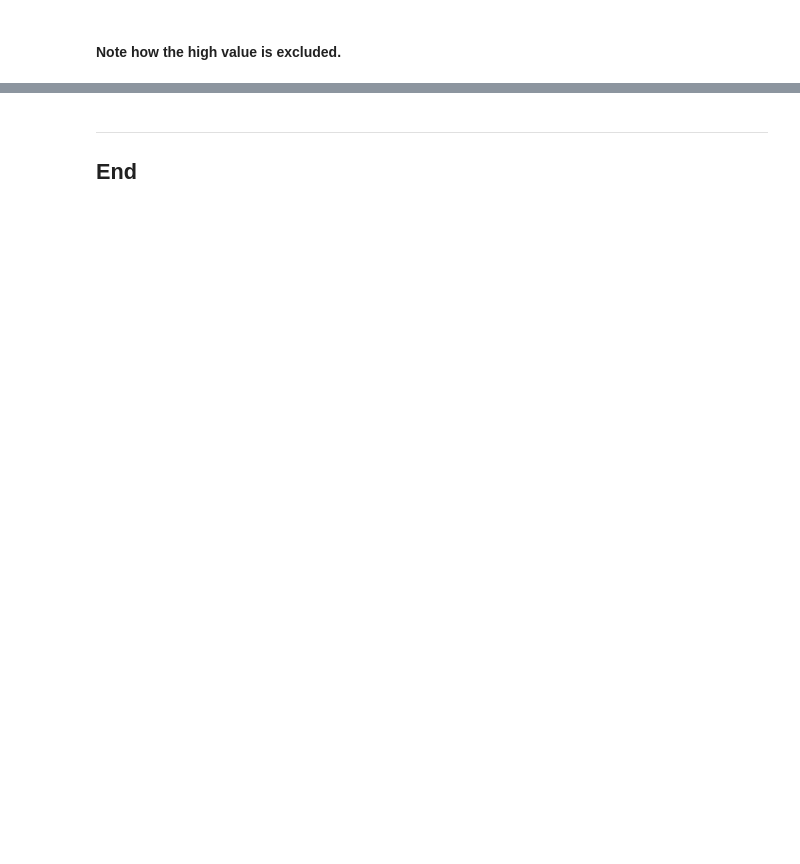
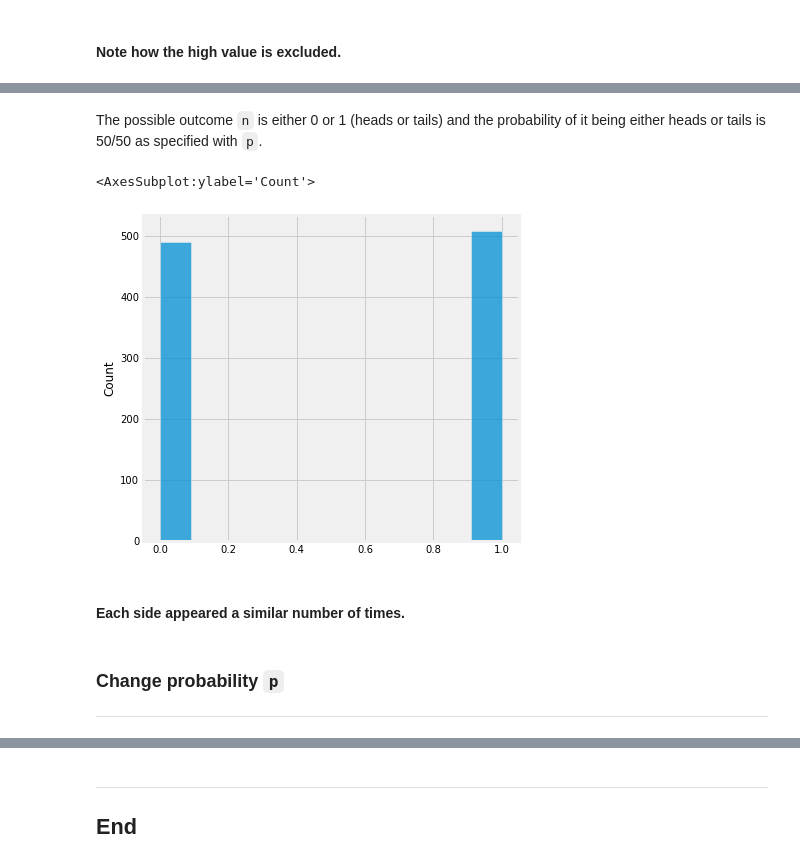
Before and after one commit to Izardo/Numpy-Random-Assignment, a Jupyter notebook: numpy-random.ipynb, the cells around one changed output, grey strips where cells are left out. Cells and saved outputs as stored; diff of their text form; code cells hidden in the pictures; blank space fills up the shorter version.

Commit message:
added binomial distribution section

```diff
--- a/numpy-random.ipynb
+++ b/numpy-random.ipynb
@@ -1035,0 +907,15 @@ ax.set_xlabel('Count');
+# %% [markdown]
+The possible outcome `n` is either 0 or 1 (heads or tails) and the probability of it being either heads or tails is 50/50 as specified with `p`.
+# %%
+# Flip a coin 1,000 times.
+coin = rng.binomial(n=1, p=0.5, size=1000)
+# %%
+sns.histplot(coin)
+# %% [output]
+<AxesSubplot:ylabel='Count'>
+[figure, added]
+# %% [markdown]
+#### Each side appeared a similar number of times.
+# %% [markdown]
+### Change probability `p`
+***
```
Also changed, not shown: parts of 82 cells of this notebook.
